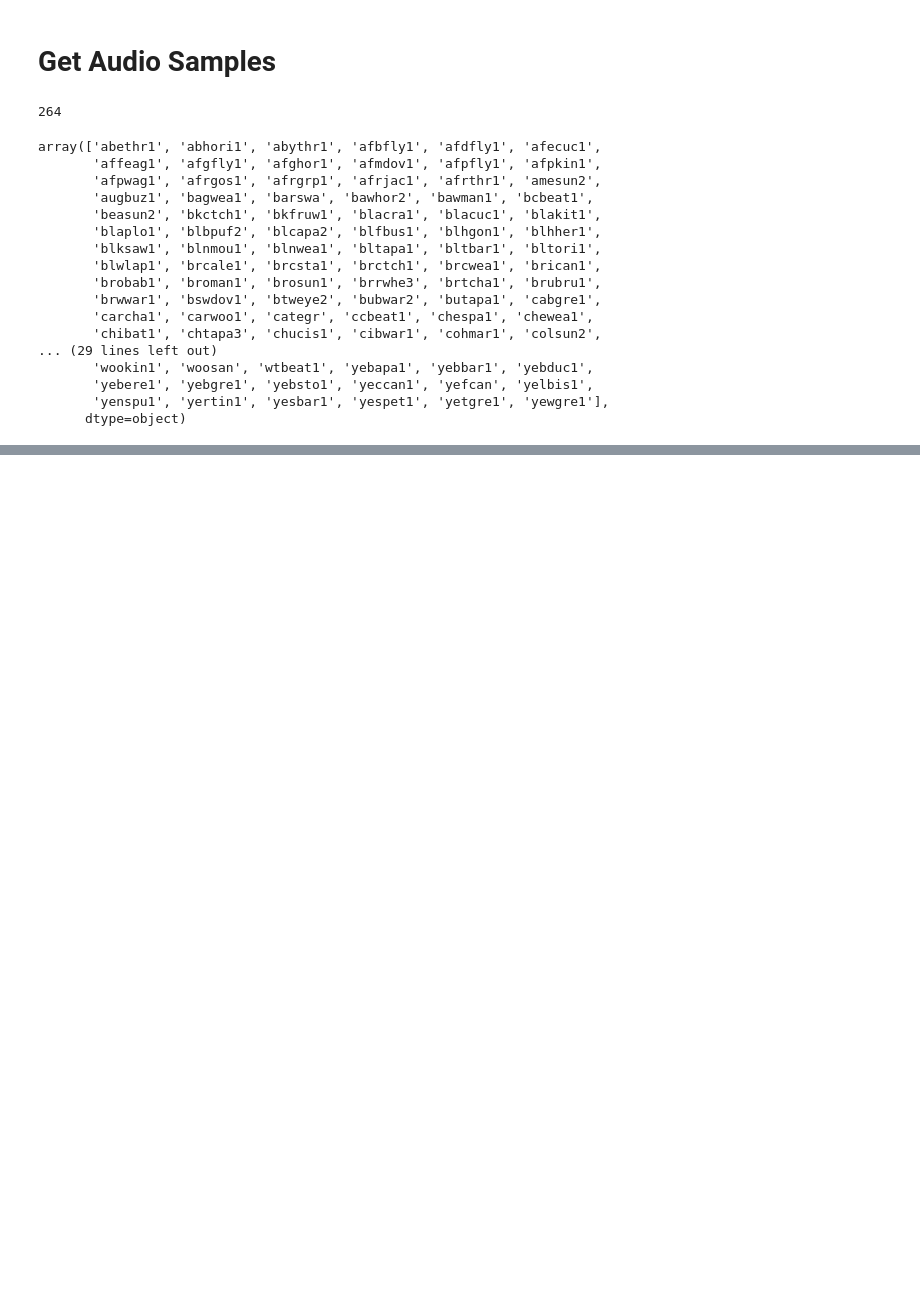
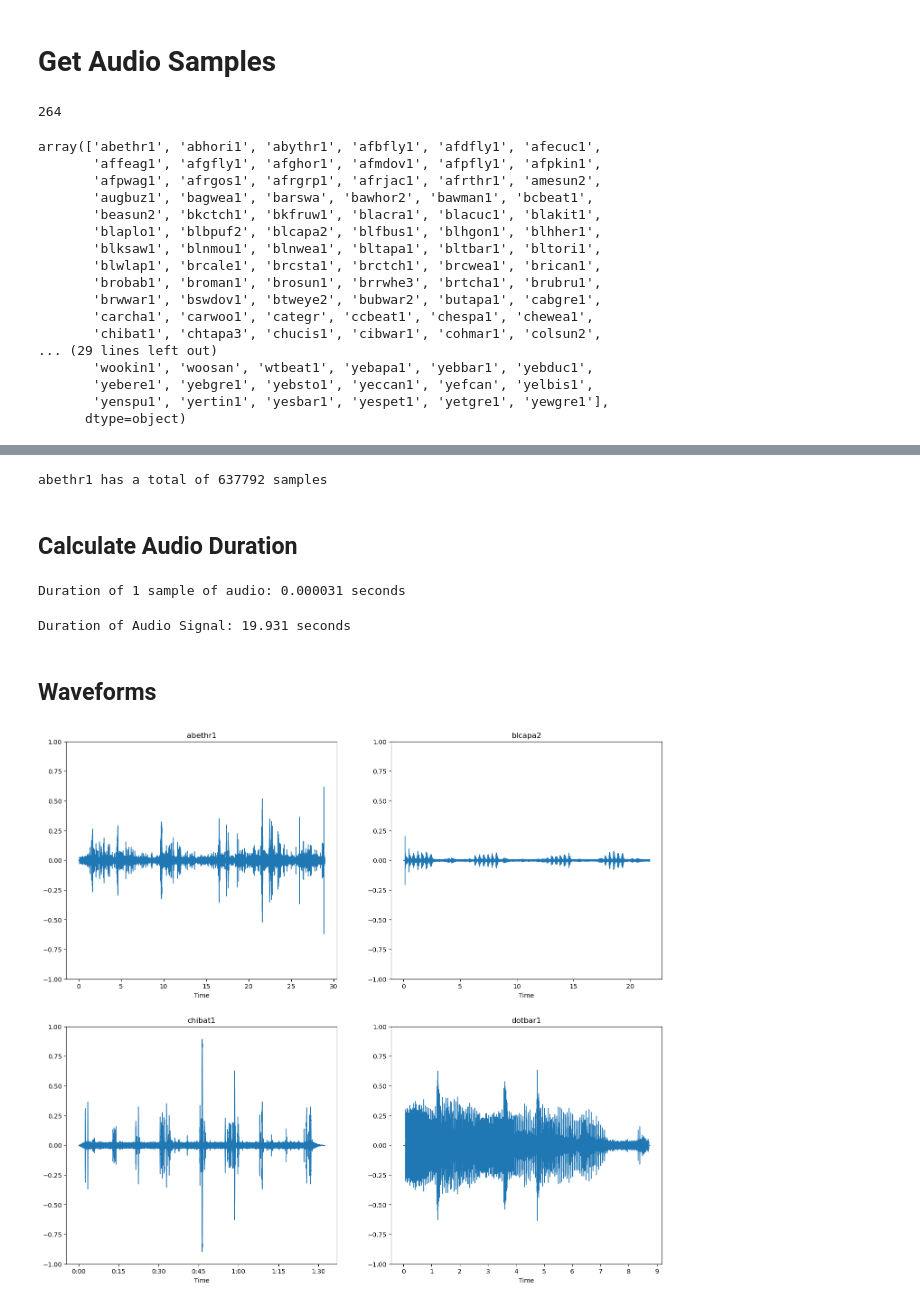
Before and after one commit to ishandutta0098/kaggle-notebooks, a Jupyter notebook: BirdCLEF-2023/birdclef-librosa-is-all-you-need.ipynb, the cells around one changed output, grey strips where cells are left out. Cells and saved outputs as stored; diff of their text form; code cells hidden in the pictures; blank space fills up the shorter version.

Commit message:
Kaggle Notebook | BirdCLEF Audio ML Tutorial | Wandb  | Version 4

```diff
--- a/BirdCLEF-2023/birdclef-librosa-is-all-you-need.ipynb
+++ b/BirdCLEF-2023/birdclef-librosa-is-all-you-need.ipynb
@@ -79,8 +79,8 @@ def get_audio_sample(df: pd.DataFrame, bird_label: str):
 
     return df[df['primary_label'] == bird_label].sample(1, random_state = 42)['full_path'].values[0]
 # %%
-abethr1 = get_audio_sample(df, 'abethr1')
-blcapa2 = get_audio_sample(df, 'blcapa2')
-chibat1 = get_audio_sample(df, 'chibat1')
-dotbar1 = get_audio_sample(df, 'dotbar1')
+abethr1_file = get_audio_sample(df, 'abethr1')
+blcapa2_file = get_audio_sample(df, 'blcapa2')
+chibat1_file = get_audio_sample(df, 'chibat1')
+dotbar1_file = get_audio_sample(df, 'dotbar1')
 # %%
@@ -101,0 +108,9 @@ ipd.Audio(dotbar1)
+# %%
+# Using librosa we will load these audio files
+# These files are downsampled at 32Khz, which we pass
+# to the sr argument of librosa.load or we can pass None
+
+abethr1, sr = librosa.load(abethr1_file, sr=None)
+blcapa2, sr = librosa.load(blcapa2_file, sr=None)
+chibat1, sr = librosa.load(chibat1_file, sr=None)
+dotbar1, sr = librosa.load(dotbar1_file, sr=None)
@@ -101,0 +125,6 @@ ipd.Audio(dotbar1)
+# %%
+# Tip: If you want to load 5 seconds of a file
+# which starts from 10 seconds use offset and duration parameters
+
+abethr1_5, sr = librosa.load(abethr1_file, sr=None, offset=15.0, duration=5.0)
+abethr1_5.size
@@ -101,0 +139,42 @@ ipd.Audio(dotbar1)
+# %%
+# Every element of this array is actually a sample of the audio
+# The value corresponding to that audio sample is the amplitude w.r.t that sample
+
+print(f"abethr1 has a total of {len(abethr1)} samples")
+# %% [output]
+abethr1 has a total of 637792 samples
+# %% [markdown]
+## Calculate Audio Duration
+# %%
+# To find the duration of 1 sample, we take inverse of sampling rate
+sample_duration = 1/sr
+print(f"Duration of 1 sample of audio: {sample_duration:.6f} seconds")
+# %% [output]
+Duration of 1 sample of audio: 0.000031 seconds
+# %%
+# Now via ipd.Audio we already saw that the duration of abethr1 is 19 secs
+# We can also calculate it as
+
+duration = sample_duration * len(abethr1)
+print(f"Duration of Audio Signal: {duration} seconds")
+# %% [output]
+Duration of Audio Signal: 19.931 seconds
+# %% [markdown]
+## Waveforms
+# %%
+plt.figure(figsize=(17, 15))
+
+birds = {
+    'abethr1': abethr1,
+    'blcapa2': blcapa2,
+    'chibat1': chibat1,
+    'dotbar1': dotbar1}
+
+for i, (bird_name, bird_arr) in enumerate(birds.items()):
+    plt.subplot(2, 2, i+1)
+    # Librosa has an inbuilt function to display the plot directly
+    librosa.display.waveshow(bird_arr)
+    plt.title(str(bird_name))
+    plt.ylim((-1,1))
+# %% [output]
+[figure, added]
```
Also changed, not shown: parts of 15 cells of this notebook.
